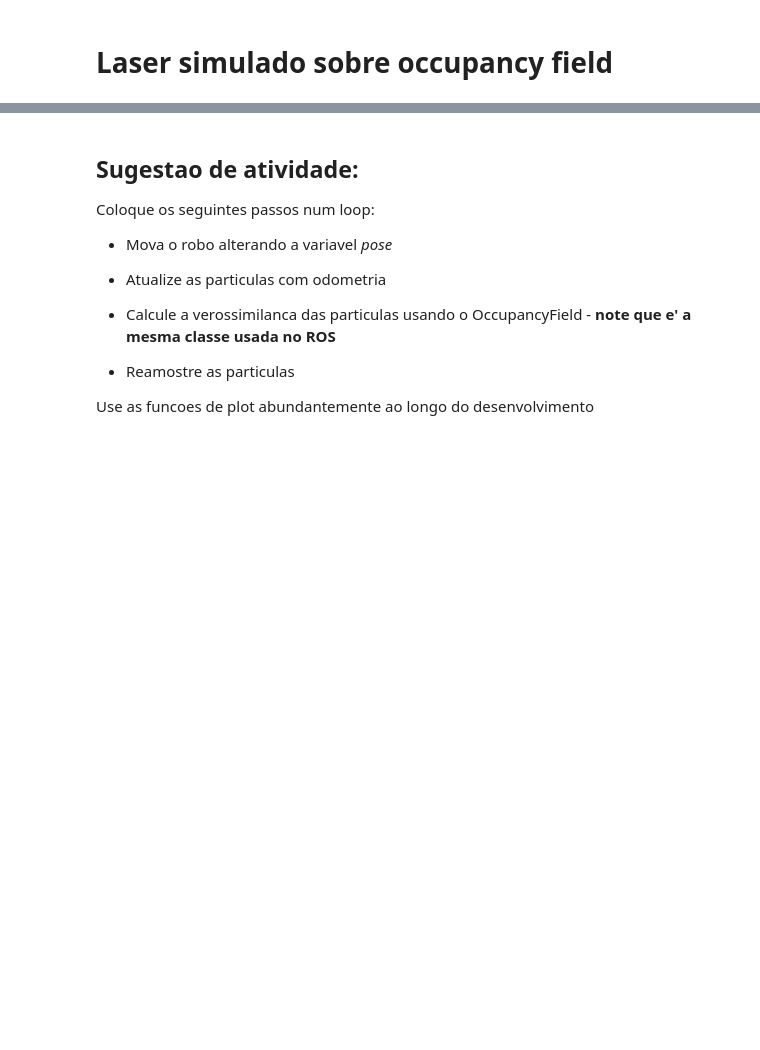
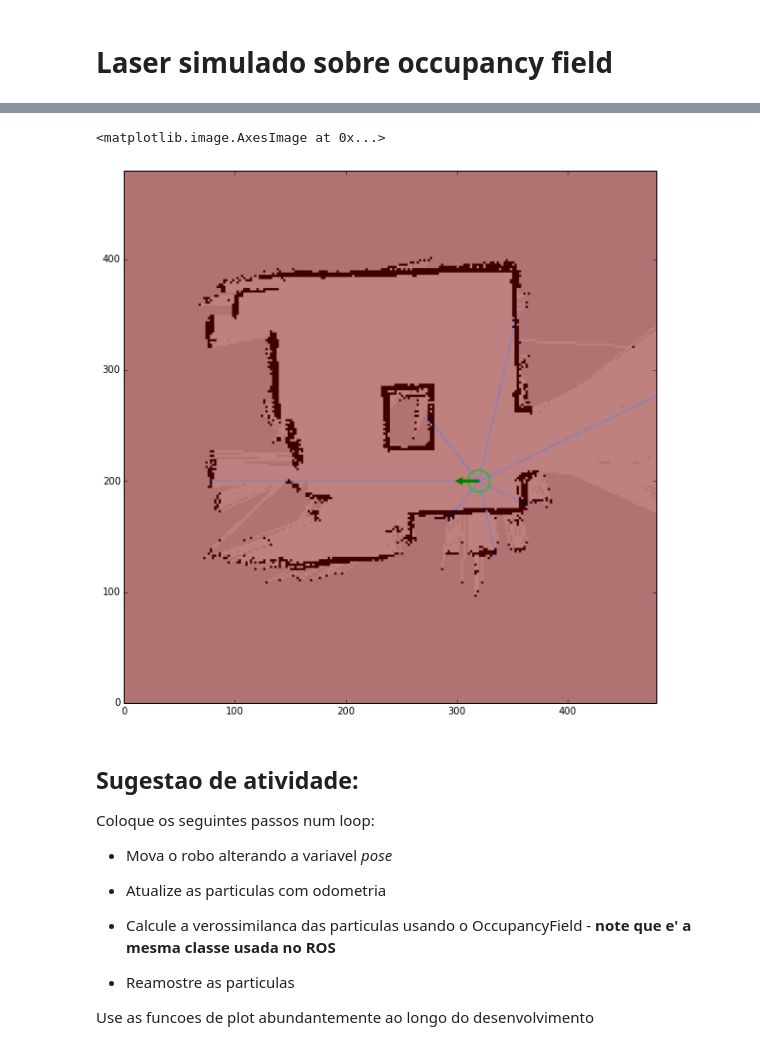
Before and after one commit to toshikurauchi/particlefilter, a Jupyter notebook: pc_test.ipynb, the cells around one changed output, grey strips where cells are left out. Drawn from its saved outputs; the diff is of its cells as text; code cells hidden in the pictures; blank space fills up the shorter version.

```diff
--- a/pc_test.ipynb
+++ b/pc_test.ipynb
@@ -333,0 +371,5 @@ ax.imshow(lidar_map, alpha=0.5)
+# %%
+pose[1]=200
+pose[2] = math.radians(180)
+# %%
+leituras, lidar_map = nb_simulate_lidar(pose, angles, np_image)
@@ -334,3 +393,10 @@ ax.imshow(lidar_map, alpha=0.5)
+# %%
+ax = nb_draw_map(np_image, pose=pose, robot=True)
+#ax.imshow(occupancy_image, alpha=0.2)
+ax.imshow(lidar_map, alpha=0.5)
+# %% [output]
+<matplotlib.image.AxesImage at 0x...>
+[figure, added]
 # %% [markdown]
 ## Sugestao de atividade:
 
```
Also changed, not shown: parts of 9 cells of this notebook.
